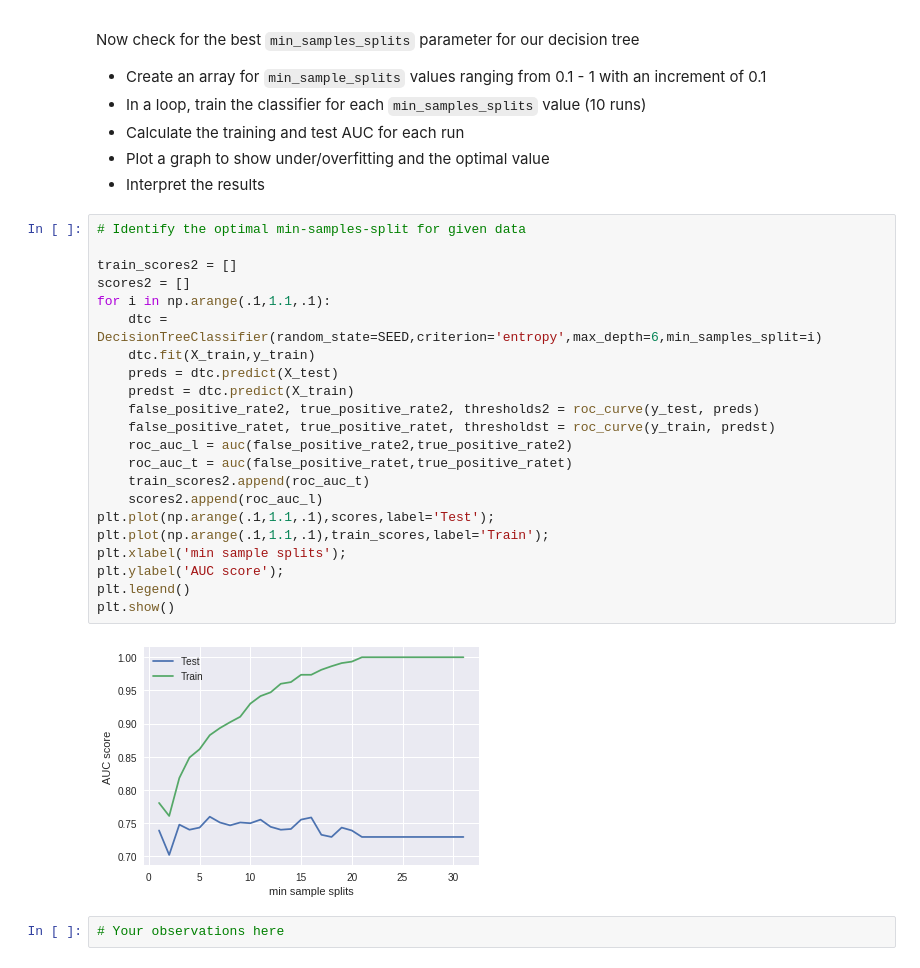
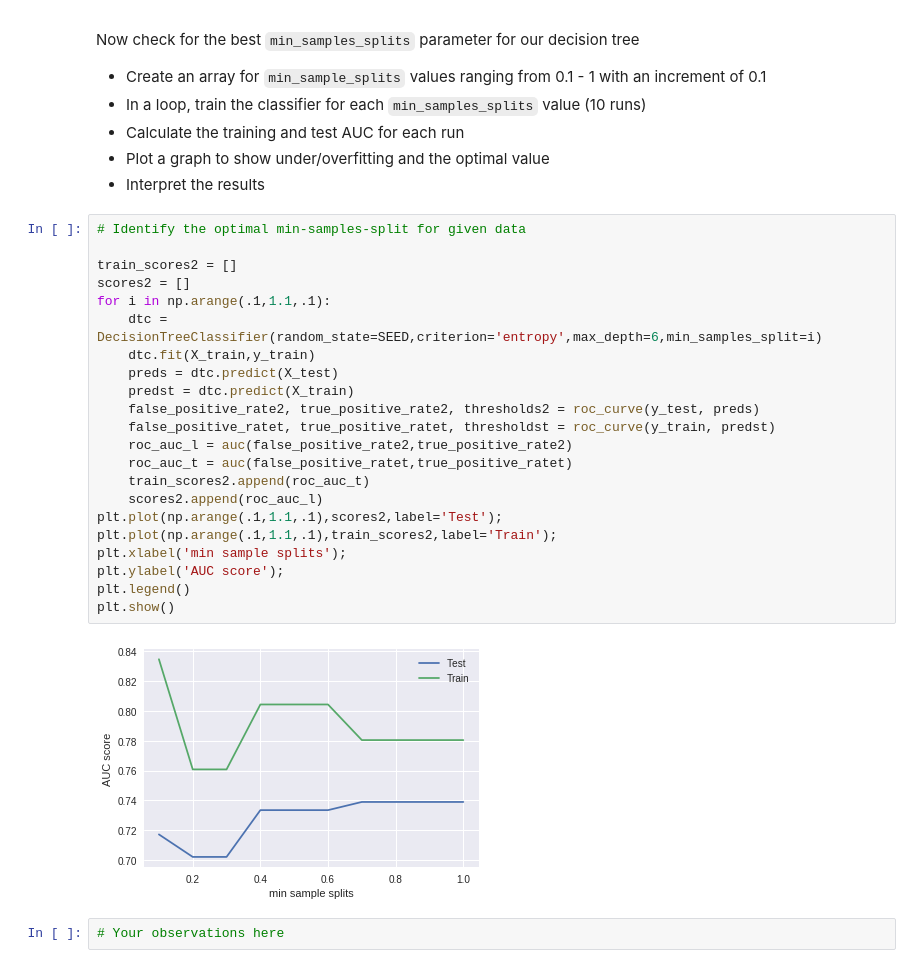
Before and after one commit to OsterMendel/dsc-tuning-decision-trees-lab-nyc-ds-033020, a Jupyter notebook: index.ipynb, the cells around one changed output. Saved outputs shown, nothing was run; the diff lists cells and outputs as text.

```diff
--- a/index.ipynb
+++ b/index.ipynb
@@ -134,27 +134,27 @@ Now check for the best `min_samples_splits` parameter for our decision tree
 # %%
 # Identify the optimal min-samples-split for given data
 
 train_scores2 = []
 scores2 = []
 for i in np.arange(.1,1.1,.1):
     dtc = DecisionTreeClassifier(random_state=SEED,criterion='entropy',max_depth=6,min_samples_split=i)
     dtc.fit(X_train,y_train)
     preds = dtc.predict(X_test)
     predst = dtc.predict(X_train)
     false_positive_rate2, true_positive_rate2, thresholds2 = roc_curve(y_test, preds)
     false_positive_ratet, true_positive_ratet, thresholdst = roc_curve(y_train, predst)
     roc_auc_l = auc(false_positive_rate2,true_positive_rate2)
     roc_auc_t = auc(false_positive_ratet,true_positive_ratet)
     train_scores2.append(roc_auc_t)
     scores2.append(roc_auc_l)
-plt.plot(np.arange(.1,1.1,.1),scores,label='Test');
-plt.plot(np.arange(.1,1.1,.1),train_scores,label='Train');
+plt.plot(np.arange(.1,1.1,.1),scores2,label='Test');
+plt.plot(np.arange(.1,1.1,.1),train_scores2,label='Train');
 plt.xlabel('min sample splits');
 plt.ylabel('AUC score');
 plt.legend()
 plt.show()
 # %% [output]
-[figure, old version]
+[figure, new version]
 # %%
 # Your observations here
 # %% [markdown]
```
